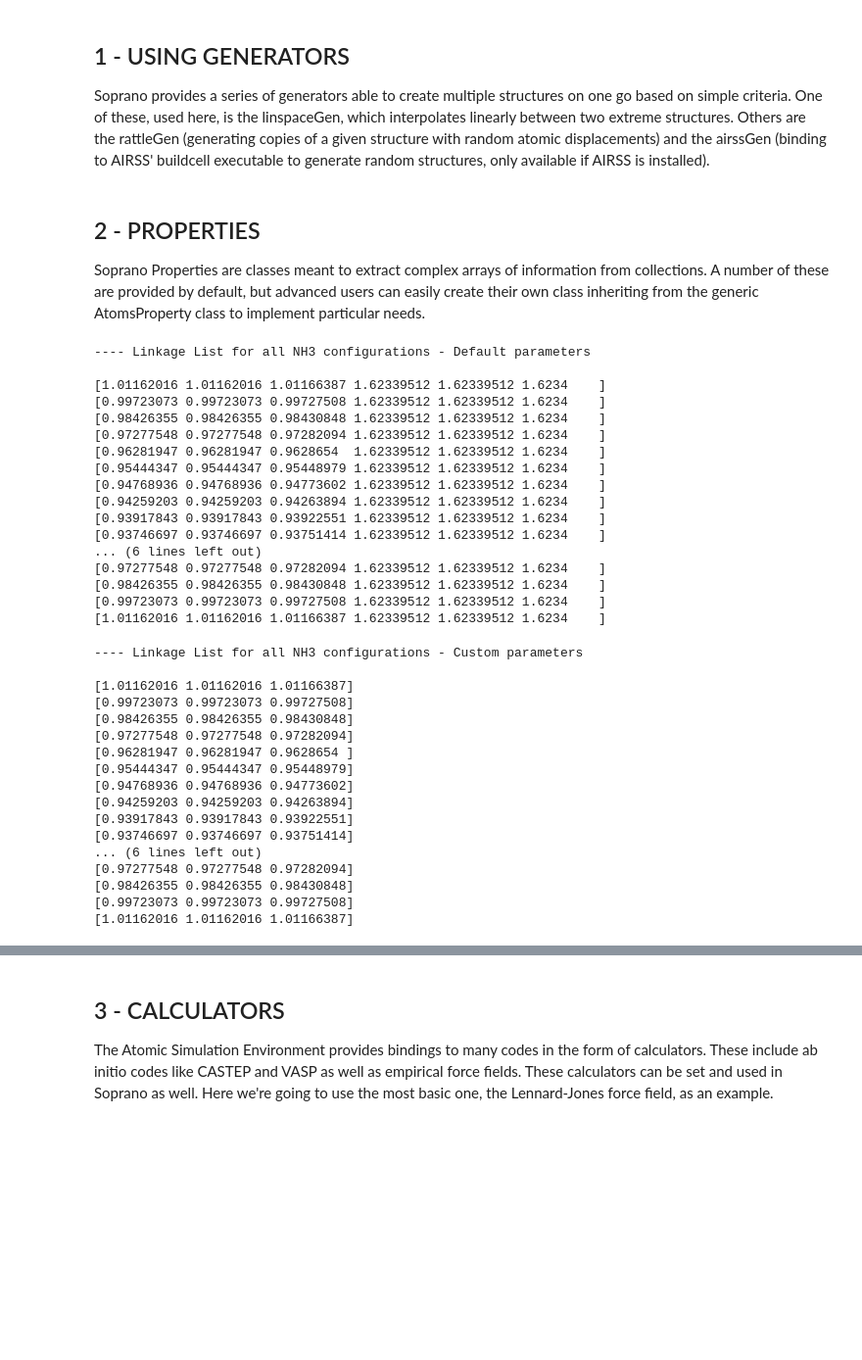
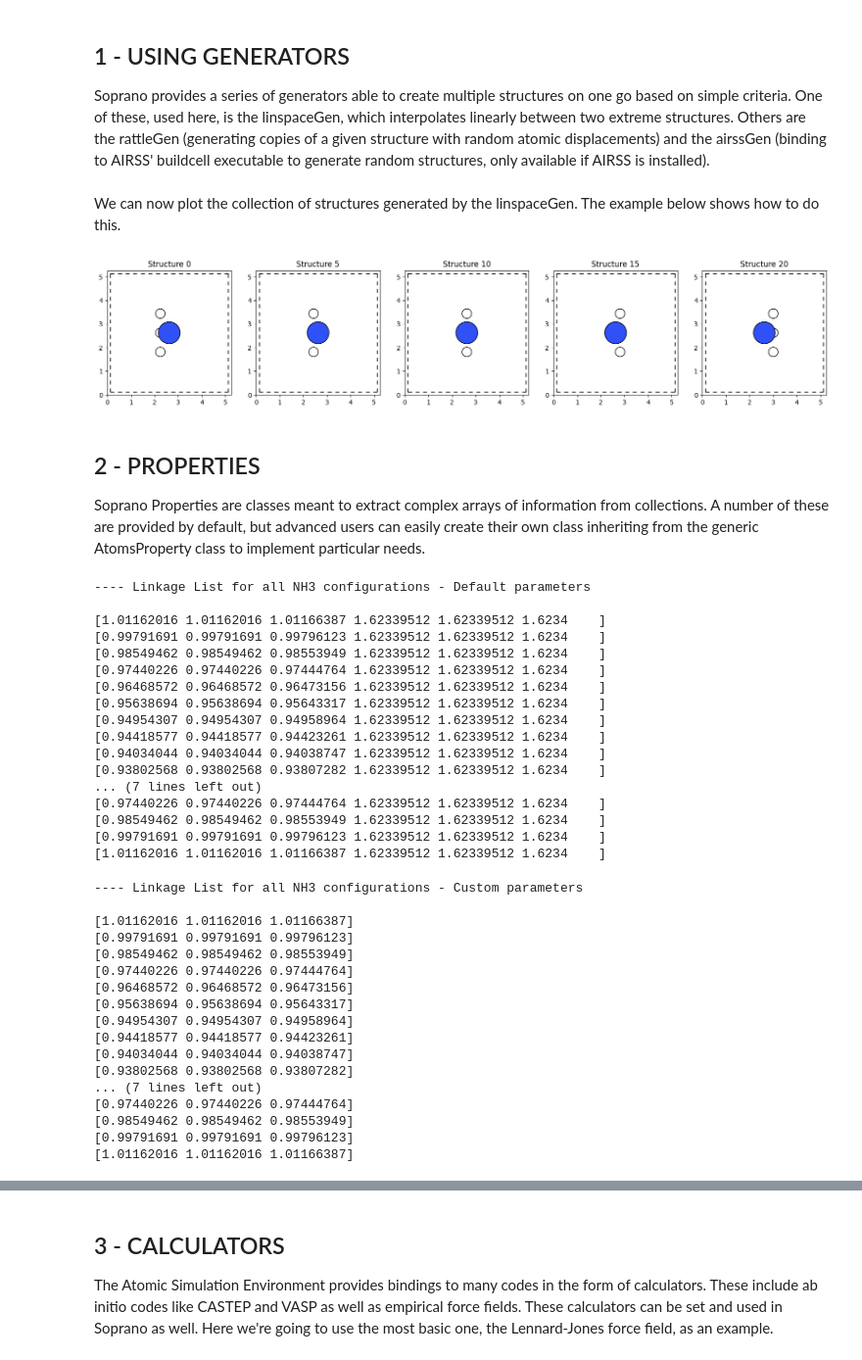
Before and after one commit to CCP-NC/soprano, a Jupyter notebook: tutorials/02-generators_properties_calculators.ipynb, the cells around one changed output, grey strips where cells are left out. Shown at 98% size. Drawn from its saved outputs; the diff is of its cells as text; code cells hidden in the pictures; blank space fills up the shorter version.

```diff
--- a/tutorials/02-generators_properties_calculators.ipynb
+++ b/tutorials/02-generators_properties_calculators.ipynb
@@ -50,10 +51,27 @@ nh3l = Atoms('NHHH', nh3coords, cell=[5,5,5]) # The cell is just an empty box
 nh3coords *= [1, 1, -1]
 nh3r = Atoms('NHHH', nh3coords, cell=[5,5,5])
 
-# Now let's build a collection of 20 intermediate steps between the two structures
-nh3linsp = linspaceGen(nh3l, nh3r, steps=20, periodic=True)
+# Now let's build a collection of 21 intermediate steps between the two structures
+# Note that 21 includes the two endpoints
+nh3linsp = linspaceGen(nh3l, nh3r, steps=21, periodic=True)
 # Generators can be passed directly to the AtomsCollection constructor
 nh3coll = AtomsCollection(nh3linsp)
+# %% [markdown]
+We can now plot the collection of structures generated by the linspaceGen. The example below shows how to do this.
+# %%
+# Make a 1x5 grid of subplots
+from matplotlib import pyplot as plt
+N = len(nh3coll)
+N_plots = 5
+fig, axs = plt.subplots(1, N_plots, figsize=(20, 4))
+# Plot each structure in the grid
+for i, ax in enumerate(axs):
+    structure_index = int(i * (N +N_plots-1)/ N_plots)
+    ax.set_title(f'Structure {structure_index}')
+    # Use the plot_atoms function to plot the structure
+    plot_atoms(nh3coll.structures[structure_index], ax=ax, rotation='0x,90y,0z', show_unit_cell=2,radii=0.65)
+# %% [output]
+[figure, added]
 # %% [markdown]
 ## 2 - PROPERTIES
 
@@ -77,19 +95,19 @@ print('\n'.join(['{0}'.format(x) for x in LinkageList.get(nh3coll)]), "\n\n")
 ---- Linkage List for all NH3 configurations - Default parameters
 
 [1.01162016 1.01162016 1.01166387 1.62339512 1.62339512 1.6234    ]
-[0.99723073 0.99723073 0.99727508 1.62339512 1.62339512 1.6234    ]
-[0.98426355 0.98426355 0.98430848 1.62339512 1.62339512 1.6234    ]
-[0.97277548 0.97277548 0.97282094 1.62339512 1.62339512 1.6234    ]
-[0.96281947 0.96281947 0.9628654  1.62339512 1.62339512 1.6234    ]
-[0.95444347 0.95444347 0.95448979 1.62339512 1.62339512 1.6234    ]
-[0.94768936 0.94768936 0.94773602 1.62339512 1.62339512 1.6234    ]
-[0.94259203 0.94259203 0.94263894 1.62339512 1.62339512 1.6234    ]
-[0.93917843 0.93917843 0.93922551 1.62339512 1.62339512 1.6234    ]
-[0.93746697 0.93746697 0.93751414 1.62339512 1.62339512 1.6234    ]
-... (6 lines left out)
-[0.97277548 0.97277548 0.97282094 1.62339512 1.62339512 1.6234    ]
-[0.98426355 0.98426355 0.98430848 1.62339512 1.62339512 1.6234    ]
-[0.99723073 0.99723073 0.99727508 1.62339512 1.62339512 1.6234    ]
+[0.99791691 0.99791691 0.99796123 1.62339512 1.62339512 1.6234    ]
+[0.98549462 0.98549462 0.98553949 1.62339512 1.62339512 1.6234    ]
+[0.97440226 0.97440226 0.97444764 1.62339512 1.62339512 1.6234    ]
+[0.96468572 0.96468572 0.96473156 1.62339512 1.62339512 1.6234    ]
+[0.95638694 0.95638694 0.95643317 1.62339512 1.62339512 1.6234    ]
+[0.94954307 0.94954307 0.94958964 1.62339512 1.62339512 1.6234    ]
+[0.94418577 0.94418577 0.94423261 1.62339512 1.62339512 1.6234    ]
+[0.94034044 0.94034044 0.94038747 1.62339512 1.62339512 1.6234    ]
+[0.93802568 0.93802568 0.93807282 1.62339512 1.62339512 1.6234    ]
+... (7 lines left out)
+[0.97440226 0.97440226 0.97444764 1.62339512 1.62339512 1.6234    ]
+[0.98549462 0.98549462 0.98553949 1.62339512 1.62339512 1.6234    ]
+[0.99791691 0.99791691 0.99796123 1.62339512 1.62339512 1.6234    ]
 [1.01162016 1.01162016 1.01166387 1.62339512 1.62339512 1.6234    ]
 # %%
 # If one wants to use parameters, an instance of the Property has to be created.
@@ -104,19 +122,19 @@ print('\n'.join(['{0}'.format(x) for x in customLL(nh3coll)]), "\n\n")
 ---- Linkage List for all NH3 configurations - Custom parameters
 
 [1.01162016 1.01162016 1.01166387]
-[0.99723073 0.99723073 0.99727508]
-[0.98426355 0.98426355 0.98430848]
-[0.97277548 0.97277548 0.97282094]
-[0.96281947 0.96281947 0.9628654 ]
-[0.95444347 0.95444347 0.95448979]
-[0.94768936 0.94768936 0.94773602]
-[0.94259203 0.94259203 0.94263894]
-[0.93917843 0.93917843 0.93922551]
-[0.93746697 0.93746697 0.93751414]
-... (6 lines left out)
-[0.97277548 0.97277548 0.97282094]
-[0.98426355 0.98426355 0.98430848]
-[0.99723073 0.99723073 0.99727508]
+[0.99791691 0.99791691 0.99796123]
+[0.98549462 0.98549462 0.98553949]
+[0.97440226 0.97440226 0.97444764]
+[0.96468572 0.96468572 0.96473156]
+[0.95638694 0.95638694 0.95643317]
+[0.94954307 0.94954307 0.94958964]
+[0.94418577 0.94418577 0.94423261]
+[0.94034044 0.94034044 0.94038747]
+[0.93802568 0.93802568 0.93807282]
+... (7 lines left out)
+[0.97440226 0.97440226 0.97444764]
+[0.98549462 0.98549462 0.98553949]
+[0.99791691 0.99791691 0.99796123]
 [1.01162016 1.01162016 1.01166387]
 # %%
 # Now we can try creating a custom property. This one will calculate the center of mass of all Hydrogen atoms.
```
Also changed, not shown: parts of 5 cells of this notebook.
